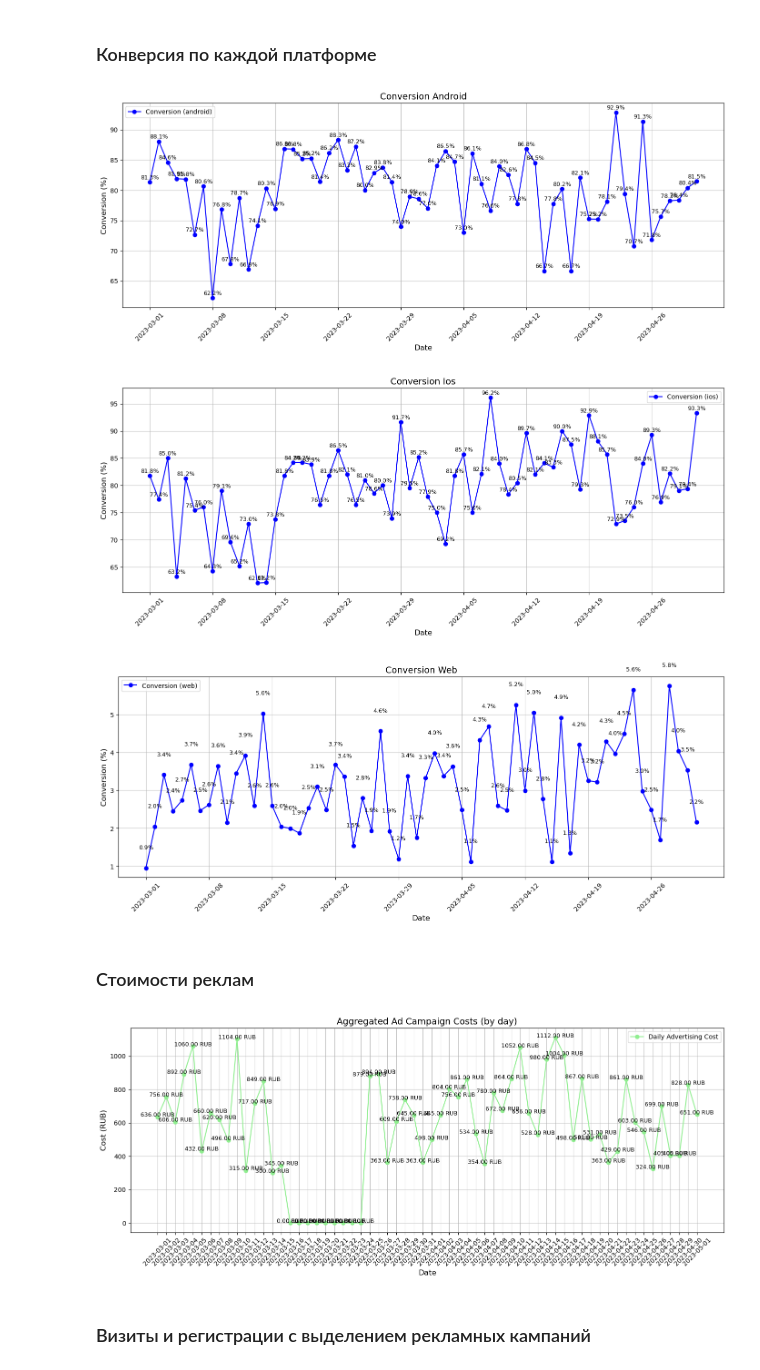
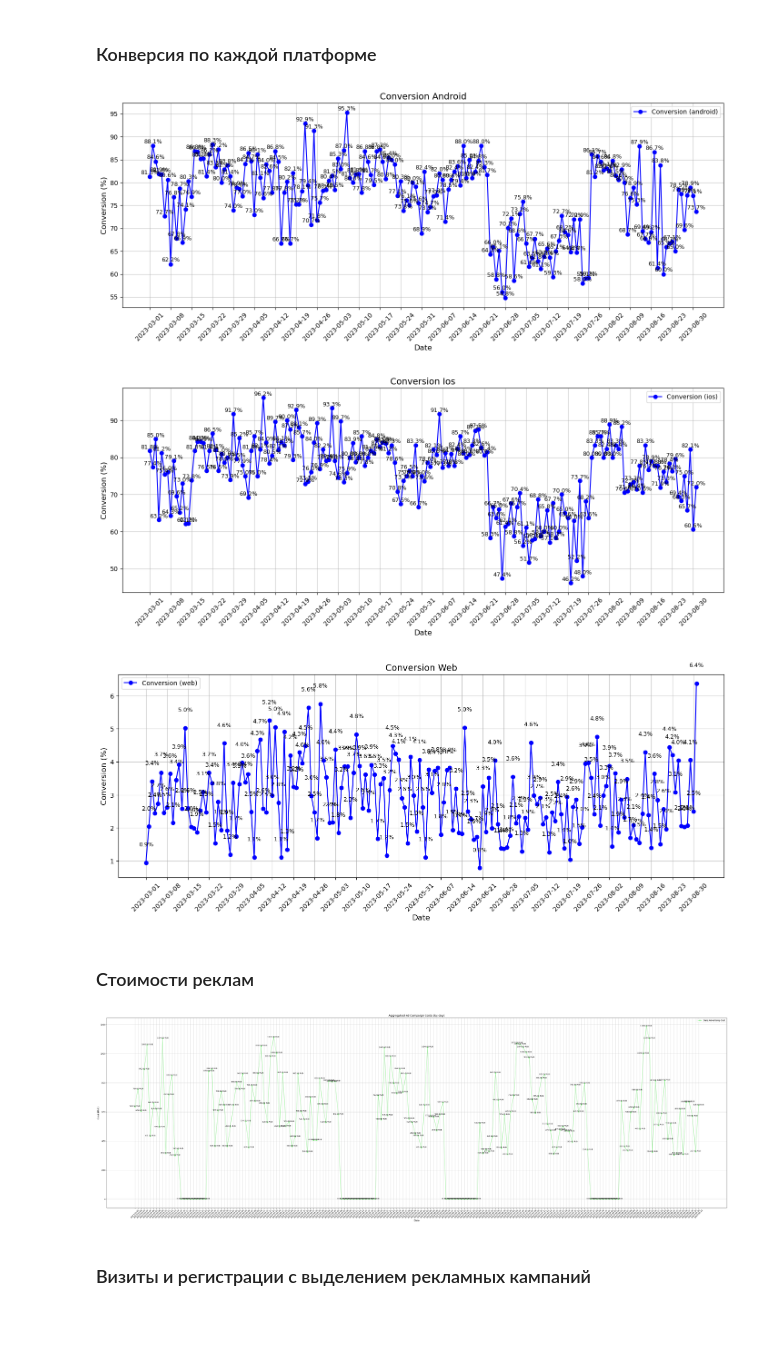
Before and after one commit to matvey532/data-analytics-project-100, a Jupyter notebook: charts_project.ipynb, the cells around one changed output. Drawn from its saved outputs; the diff is of its cells as text; code cells hidden in the pictures; blank space fills up the shorter version.

```diff
--- a/charts_project.ipynb
+++ b/charts_project.ipynb
@@ -101,7 +101,8 @@ import matplotlib.cm as cm
 import seaborn as sns
 # %%
 result_df['date_group'] = pd.to_datetime(result_df['date_group'], unit='ms')
-filtered_df = result_df[(result_df['date_group'] >= '2023-01-01') & (result_df['date_group'] <= '2023-04-30')]
+daily_visits = result_df.groupby('date_group')['visits'].sum().reset_index()
+#filtered_df = result_df[(result_df['date_group'] >= '2023-01-01') & (result_df['date_group'] <= '2023-09-01')]
 # %% [markdown]
 ### Итоговые визиты
 # %%
@@ -158,9 +159,9 @@ plt.show()
 # %% [markdown]
 ### Итоговые регистрации
 # %%
-daily_visits = filtered_df.groupby('date_group')['registrations'].sum().reset_index()
+daily_visits = result_df.groupby('date_group')['registrations'].sum().reset_index()
 
-plt.figure(figsize=(14, 6))
+plt.figure(figsize=(45, 15))
 plt.bar(daily_visits['date_group'], daily_visits['registrations'], color='lightblue', label='Daily Registrations')
 
 plt.title('Total Registrations', fontsize=14)
@@ -213,11 +214,11 @@ plt.show()
 # %%
 result_df_no_bot = result_df[result_df['platform'] != 'bot']
 
-filtered_df_weekly_no_bot = result_df_no_bot[(result_df_no_bot['date_group'] >= '2023-03-01') &
+result_df_weekly_no_bot = result_df_no_bot[(result_df_no_bot['date_group'] >= '2023-03-01') &
                                              (result_df_no_bot['date_group'] <= '2023-05-01')]
 
 daily_conversion_no_bot = (
-    filtered_df_weekly_no_bot.groupby('date_group').apply(lambda x: x['registrations'].sum() / x['visits'].sum() * 100)
+    result_df_weekly_no_bot.groupby('date_group').apply(lambda x: x['registrations'].sum() / x['visits'].sum() * 100)
 ).reset_index(name='conversion_rate')
 
 plt.figure(figsize=(14, 6))
@@ -245,14 +246,12 @@ plt.show()
 # %% [markdown]
 ### Конверсия по каждой платформе
 # %%
-filtered_df = result_df[(result_df['date_group'] >= '2023-03-01') & (result_df['date_group'] <= '2023-05-01')]
+result_df_no_bot = result_df[result_df['platform'] != 'bot']
 
-filtered_df_no_bot = filtered_df[filtered_df['platform'] != 'bot']
-
-platforms_no_bot = filtered_df_no_bot['platform'].unique()
+platforms_no_bot = result_df_no_bot['platform'].unique()
 
 for platform in platforms_no_bot:
-    platform_data = filtered_df_no_bot[filtered_df_no_bot['platform'] == platform]
+    platform_data = result_df_no_bot[result_df_no_bot['platform'] == platform]
 
     plt.figure(figsize=(14, 6))
 
@@ -261,7 +260,7 @@ for platform in platforms_no_bot:
     for x, y in zip(platform_data['date_group'], platform_data['conversion']):
         plt.text(x, y + 0.5, f"{y:.1f}%", ha='center', fontsize=9)
 
-    weekly_ticks = pd.date_range(start='2023-03-01', end='2023-05-01', freq='7D')
+    weekly_ticks = pd.date_range(start='2023-03-01', end='2023-09-01', freq='7D')
 
     plt.title(f'Conversion {platform.capitalize()}', fontsize=14)
     plt.xlabel('Date', fontsize=12)
@@ -275,40 +274,35 @@ for platform in platforms_no_bot:
     plt.savefig('./charts/conversion_by_platform.png')
     plt.show()
 # %% [output]
-[figure, old version]
+[figure, new version]
-[figure, old version]
+[figure, new version]
-[figure, old version]
+[figure, new version]
 # %% [markdown]
 ### Стоимости реклам
 # %%
-# Группировка данных по дням для получения затрат на рекламу (cost)
-daily_cost = filtered_df.groupby('date_group')['cost'].sum().reset_index()
+daily_cost = result_df.groupby('date_group')['cost'].sum().reset_index()
 
-# Построение линейного графика
-plt.figure(figsize=(14, 6))
+plt.figure(figsize=(45, 15))
 plt.plot(daily_cost['date_group'], daily_cost['cost'], marker='o', color='lightgreen', label='Daily Advertising Cost')
 
-# Добавление подписей значений к точкам
 for x, y in zip(daily_cost['date_group'], daily_cost['cost']):
     plt.text(x, y + 0.5, f"{y:.2f} RUB", ha='center', fontsize=9)
 
-# Настройка осей и графика
 plt.title('Aggregated Ad Campaign Costs (by day)', fontsize=14)
 plt.xlabel('Date', fontsize=12)
 plt.ylabel('Cost (RUB)', fontsize=12)
 plt.xticks(daily_cost['date_group'], daily_cost['date_group'].dt.strftime('%Y-%m-%d'), rotation=45, fontsize=10)
 plt.yticks(fontsize=10)
 plt.grid(axis='both', linestyle='-', alpha=0.7)
 plt.legend(fontsize=10)
 
-# Добавление вертикальной сетки
 plt.grid(axis='x', linestyle='-', alpha=0.7)
 
 plt.tight_layout()
 plt.savefig('./charts/aggregated_ad_campaign_costs.png')
 plt.show()
 # %% [output]
-[figure, old version]
+[figure, new version]
 # %% [markdown]
 ### Визиты и регистрации с выделением рекламных кампаний
 # %%
```
Also changed, not shown: parts of 9 cells of this notebook.
